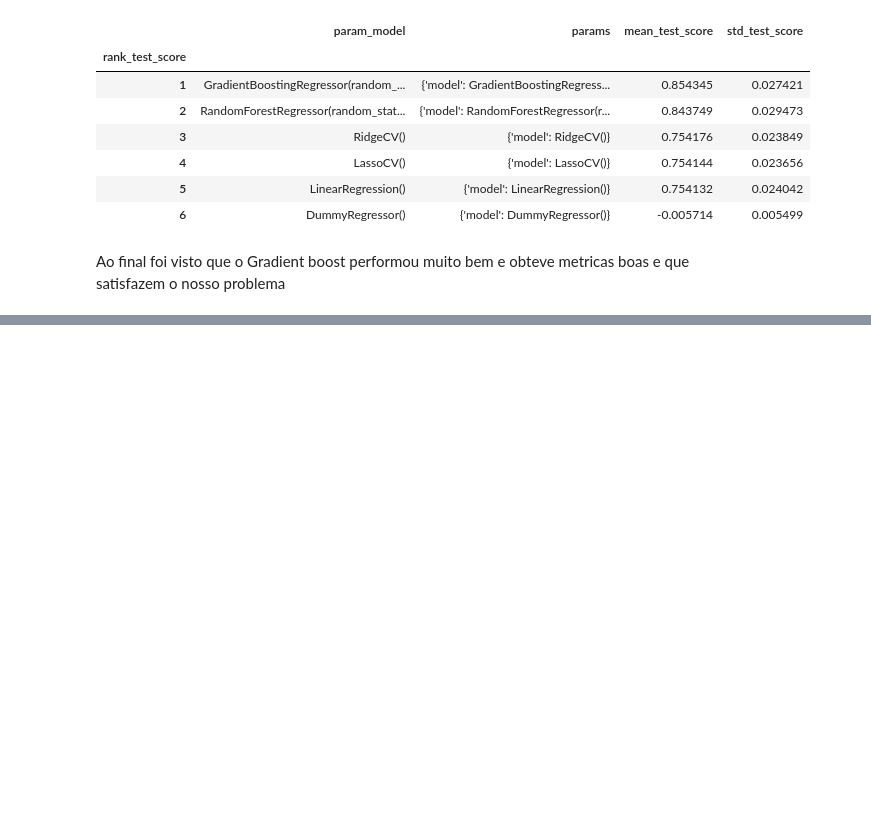
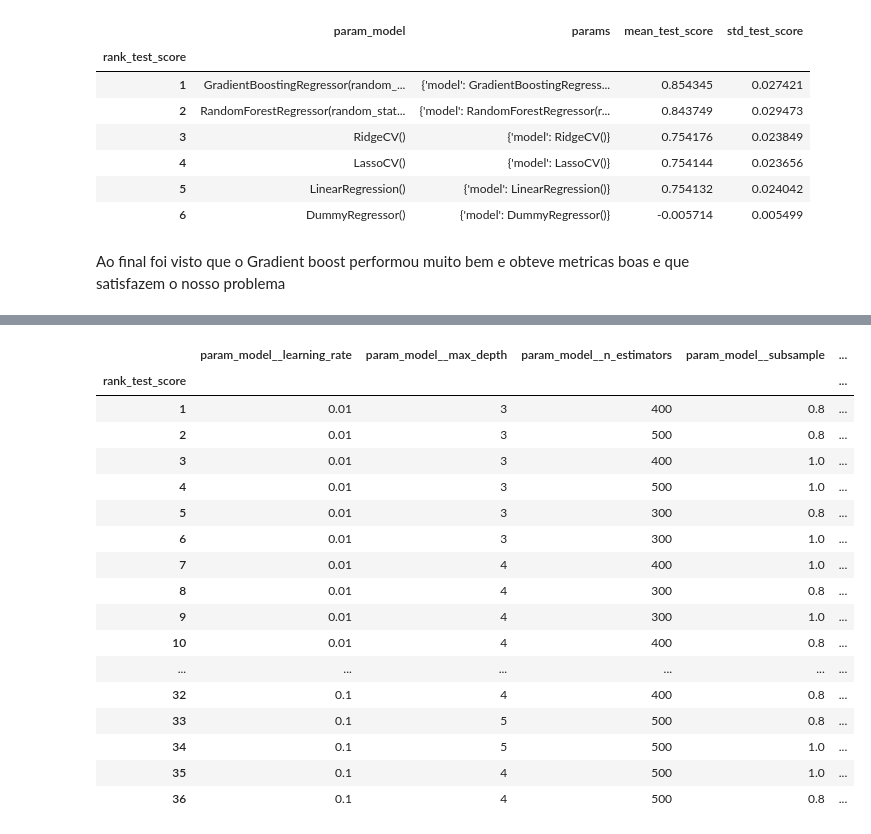
Before and after one commit to GTBelini22/Estudo_Ciencia_de_dados, a Jupyter notebook: Deploy/Pipeline/Inserindo_Produção_insurance.ipynb, the cells around one changed output, grey strips where cells are left out. Saved outputs shown, nothing was run; the diff lists cells and outputs as text; code cells hidden in the pictures; blank space fills up the shorter version.

Commit message:
Finalizado o projeto de pipeline, com ao final sendo criado o modelo de tunnig do melhor modelo encontrado

```diff
--- a/Deploy/Pipeline/Inserindo_Produção_insurance.ipynb
+++ b/Deploy/Pipeline/Inserindo_Produção_insurance.ipynb
@@ -298,0 +301,17 @@ Ao final foi visto que o Gradient boost performou muito bem e obteve metricas bo
+# %%
+model_pipeline = Pipeline(steps=[
+    ('preprocessor', preprocessor),
+    ('model', GradientBoostingRegressor(random_state=2024))
+])
+
+params = {
+    'model__learning_rate': [0.1, 0.01],
+    'model__max_depth': [3, 4, 5],
+    'model__n_estimators': [300, 400, 500],
+    'model__subsample': [1.0, 0.8]
+}
+
+
+
+grid_model = GridSearchCV(model_pipeline, params, cv=5, scoring='r2',n_jobs=-1, verbose=1)
+grid_model.fit(x_train, y_train)
@@ -298,0 +337,22 @@ Ao final foi visto que o Gradient boost performou muito bem e obteve metricas bo
+# %%
+df_cv_results = pd.DataFrame(grid_model.cv_results_).set_index('rank_test_score').sort_index()
+df_cv_results.loc[:,~df_cv_results.columns.str.contains('split|time')]
+# %% [output]
+|  | param_model__learning_rate | param_model__max_depth | param_model__n_estimators | param_model__subsample | ... |
+| rank_test_score |  |  |  |  | ... |
+| 1 | 0.01 | 3 | 400 | 0.8 | ... |
+| 2 | 0.01 | 3 | 500 | 0.8 | ... |
+| 3 | 0.01 | 3 | 400 | 1.0 | ... |
+| 4 | 0.01 | 3 | 500 | 1.0 | ... |
+| 5 | 0.01 | 3 | 300 | 0.8 | ... |
+| 6 | 0.01 | 3 | 300 | 1.0 | ... |
+| 7 | 0.01 | 4 | 400 | 1.0 | ... |
+| 8 | 0.01 | 4 | 300 | 0.8 | ... |
+| 9 | 0.01 | 4 | 300 | 1.0 | ... |
+| 10 | 0.01 | 4 | 400 | 0.8 | ... |
+| ... | ... | ... | ... | ... | ... |
+| 32 | 0.1 | 4 | 400 | 0.8 | ... |
+| 33 | 0.1 | 5 | 500 | 0.8 | ... |
+| 34 | 0.1 | 5 | 500 | 1.0 | ... |
+| 35 | 0.1 | 4 | 500 | 1.0 | ... |
+| 36 | 0.1 | 4 | 500 | 0.8 | ... |
```
Also changed, not shown: parts of 2 cells of this notebook.
